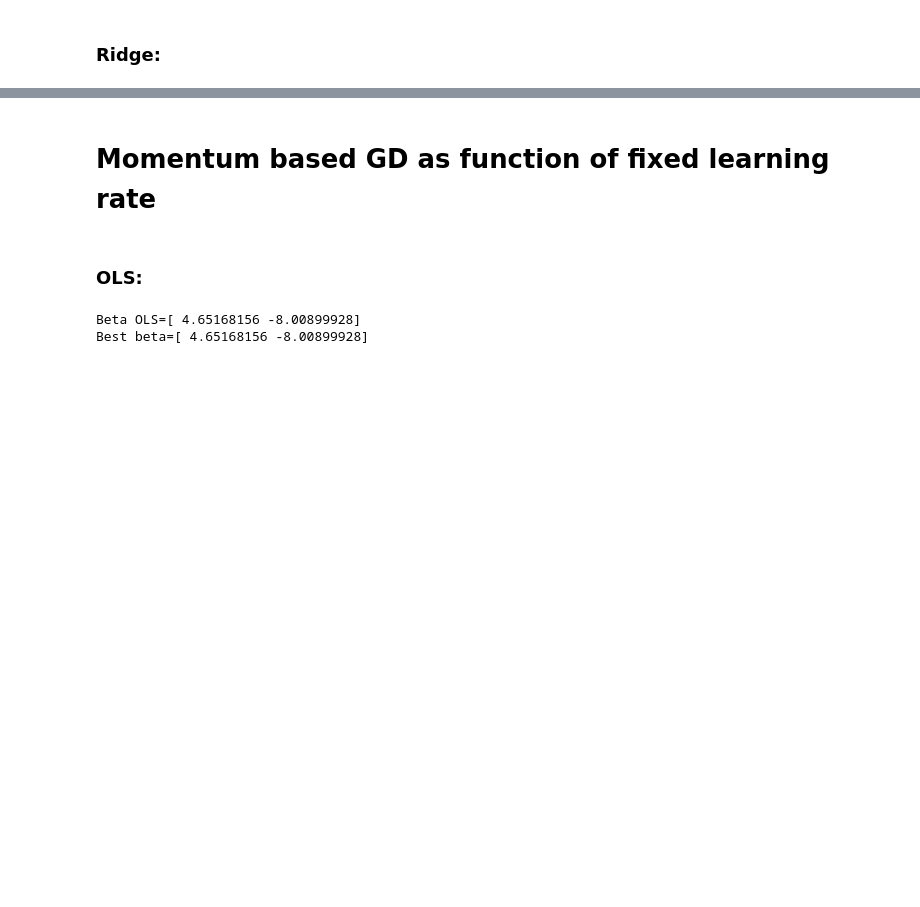
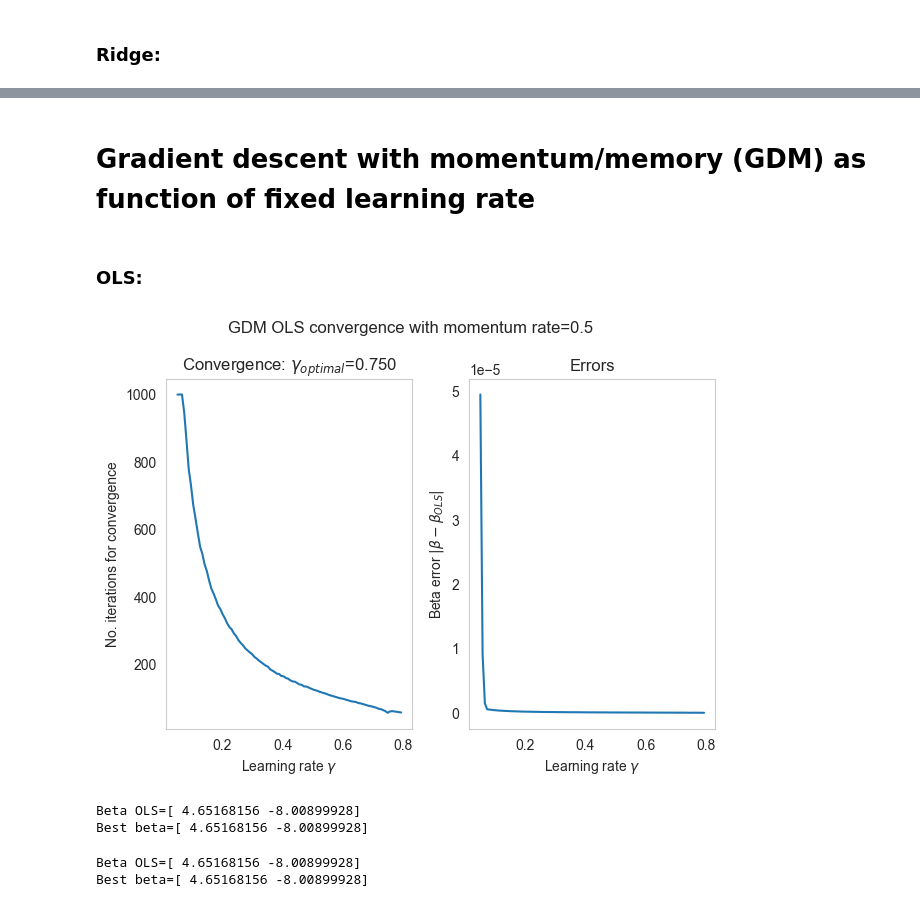
Before and after one commit to LassePladsen/FYS-STK3155-4155, a Jupyter notebook: Weekly exercises/41/Week 41 Lasse Pladsen.ipynb, the cells around one changed output, grey strips where cells are left out. Drawn from its saved outputs; the diff is of its cells as text; code cells hidden in the pictures; blank space fills up the shorter version.

```diff
--- a/Weekly exercises/41/Week 41 Lasse Pladsen.ipynb
+++ b/Weekly exercises/41/Week 41 Lasse Pladsen.ipynb
@@ -172,4 +180,4 @@ Best beta estimate=[ 4.58680319 -7.86772038]
 # %% [markdown]
-# Momentum based GD as function of fixed learning rate
+# Gradient descent with momentum/memory (GDM) as function of fixed learning rate
 # %% [markdown]
 ### OLS:
@@ -180,3 +184,64 @@ momentum_rate = 0.8
+# %%
+# Parameters
+learn_rates = np.linspace(0.05, 2/np.max(eig_ols), 100, endpoint=False)
+momentum_rate = 0.5  # memory rate
+
+no_iters = np.empty(learn_rates.size)  # store the number of iterations needed to converge
+errors = np.empty_like(no_iters)  # store the beta errors
+
+error_best = 1e10
+beta_best = 0
+for i, learn_rate in enumerate(learn_rates):
+    # Iterate through and improve beta
+    beta = np.random.randn(2, 1)  # two random beta parameters
+    beta_prev = 0
+    change = 0
+    iter = 0
+    while iter < N_iters and any(abs(beta - beta_prev) > beta_tol):  # convergence test
+        beta_prev = beta.copy()
+        grad = 2/N * X.T @ (X @ beta - y)
+        new_change = learn_rate * grad + momentum_rate * change
+
+        beta -= new_change
+        change = new_change.copy()
+        iter += 1
+    no_iters[i] = iter
+
+    error = max(abs(beta - beta_ols))
+    if error < error_best:
+        error_best = error
+        beta_best = beta
+    errors[i] = error
+
+
+fig = plt.figure()
+fig.suptitle(f"GDM OLS convergence with momentum rate={momentum_rate}")
+
+# Plot convergence
+plt.subplot(1, 2, 1)
+plt.title("Convergence: $\gamma_{optimal}$=" + f"{learn_rates[np.argmin(no_iters)]:.3f}")
+plt.plot(learn_rates, no_iters)
+plt.xlabel("Learning rate $\gamma$")
+plt.ylabel("No. iterations for convergence")
+plt.grid()
+
+# Plot error
+plt.subplot(1, 2, 2)
+plt.title("Errors")
+plt.plot(learn_rates, errors)
+plt.xlabel("Learning rate $\gamma$")
+plt.ylabel(r"Beta error $|\beta - \beta_{OLS}|$")
+plt.grid()
+
+plt.tight_layout()
+# %% [output]
+[figure, added]
+# %%
+print(f"Beta OLS={beta_ols.ravel()}")
+print(f"Best beta={beta_best.ravel()}")
+# %% [output]
+Beta OLS=[ 4.65168156 -8.00899928]
+Best beta=[ 4.65168156 -8.00899928]
 # %%
 no_iters = np.empty(learn_rates.size)  # store the number of iterations needed to converge
 errors = np.empty_like(no_iters)  # store the beta errors
```
Also changed, not shown: parts of 9 cells of this notebook.
